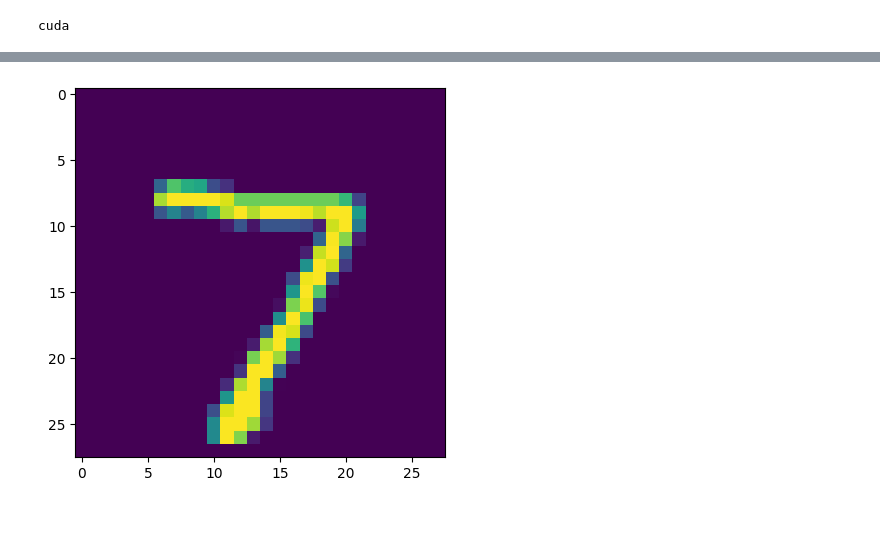
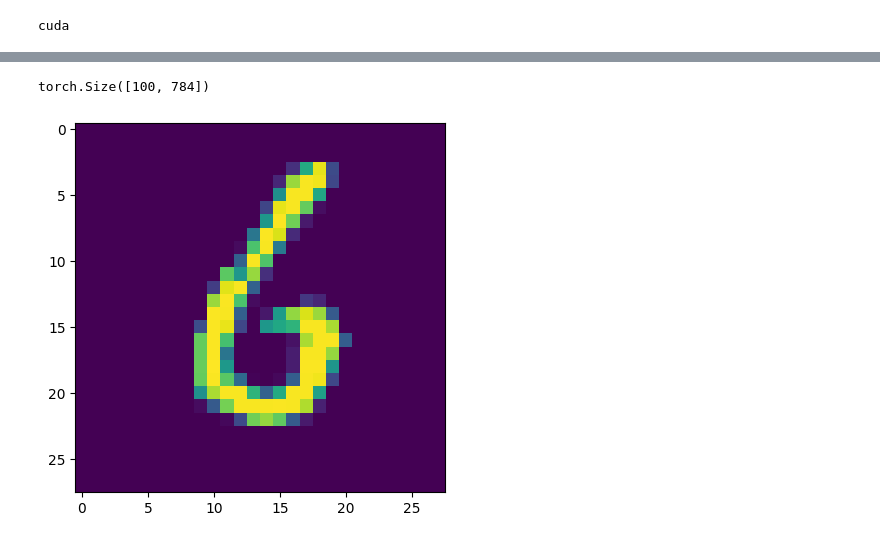
Before and after one commit to rudraxx/pytorch, a Jupyter notebook: 06_VAE_pytorch.ipynb, the cells around one changed output, grey strips where cells are left out. Saved outputs shown, nothing was run; the diff lists cells and outputs as text; code cells hidden in the pictures.

```diff
--- a/06_VAE_pytorch.ipynb
+++ b/06_VAE_pytorch.ipynb
@@ -34,7 +34,7 @@ batch_size = 100
 
 x_dim  = 784
 hidden_dim = 400
-latent_dim = 200
+latent_dim = 10
 
 lr = 1e-3
 
@@ -187,7 +191,7 @@ with torch.no_grad():
         x = x.view(batch_size, x_dim)
         x = x.to(DEVICE)
 
-        x_hat, _, _ = model(x)
+        x_hat, mu_eval, log_var_eval = model(x)
 
 
         break
@@ -199,7 +203,9 @@ def show_image(x, idx):
     plt.imshow(x[idx].cpu().numpy())
 # %%
 
-show_image(x, idx=0)
+print(x.shape)
+show_image(x, idx=50)
 # %% [output]
+torch.Size([100, 784])
-[figure, old version]
+[figure, new version]
 # %%
```
Also changed, not shown: parts of 9 cells of this notebook.
